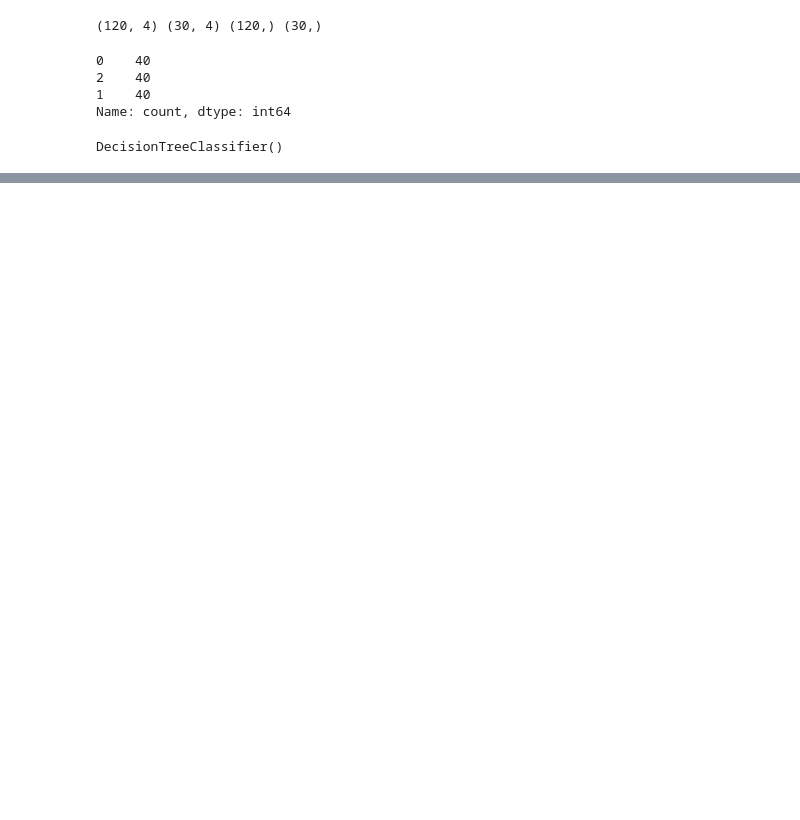
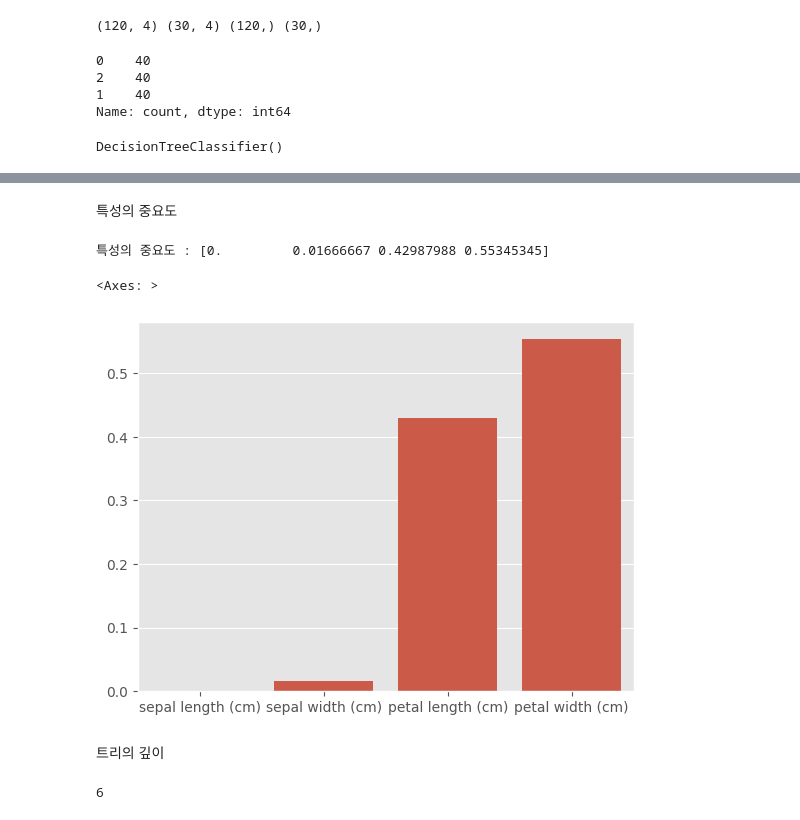
Before and after one commit to parkjiyon7/MSAI_6, a Jupyter notebook: classification_iris_species.ipynb, the cells around one changed output, grey strips where cells are left out. Cells and saved outputs as stored; diff of their text form; code cells hidden in the pictures; blank space fills up the shorter version.

```diff
--- a/classification_iris_species.ipynb
+++ b/classification_iris_species.ipynb
@@ -128,0 +147,17 @@ weighted avg       0.93      0.93      0.93        30
+# %% [markdown]
+특성의 중요도
+# %%
+#특성의 중요도
+print(f'특성의 중요도 : {model.feature_importances_}')
+
+sns.barplot(x=feature_name, y=model.feature_importances_)
+# %% [output]
+특성의 중요도 : [0.         0.01666667 0.42987988 0.55345345]
+<Axes: >
+[figure, added]
+# %% [markdown]
+트리의 깊이
+# %%
+model.get_depth()
+# %% [output]
+6
```
Also changed, not shown: parts of 9 cells of this notebook.
